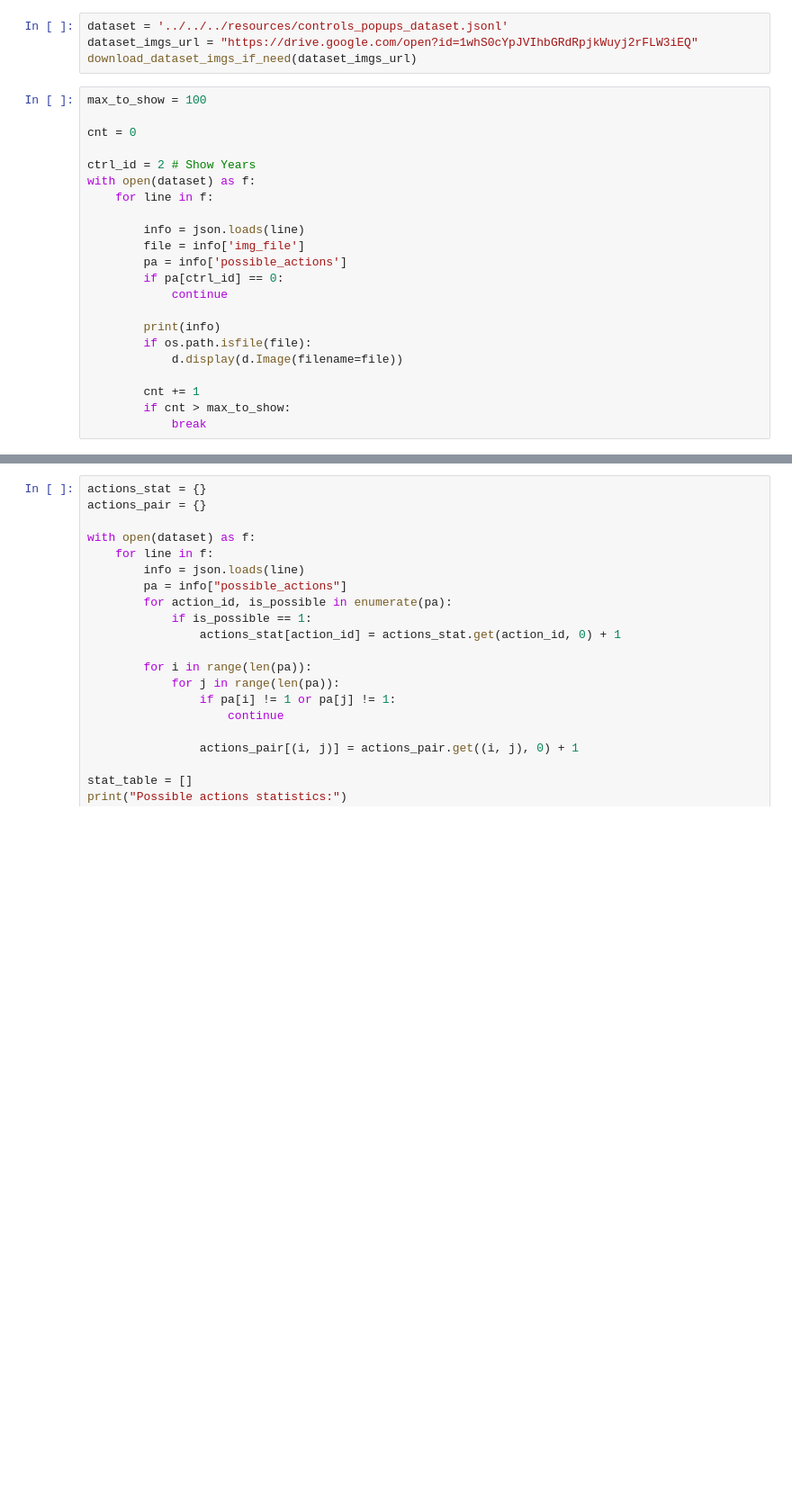
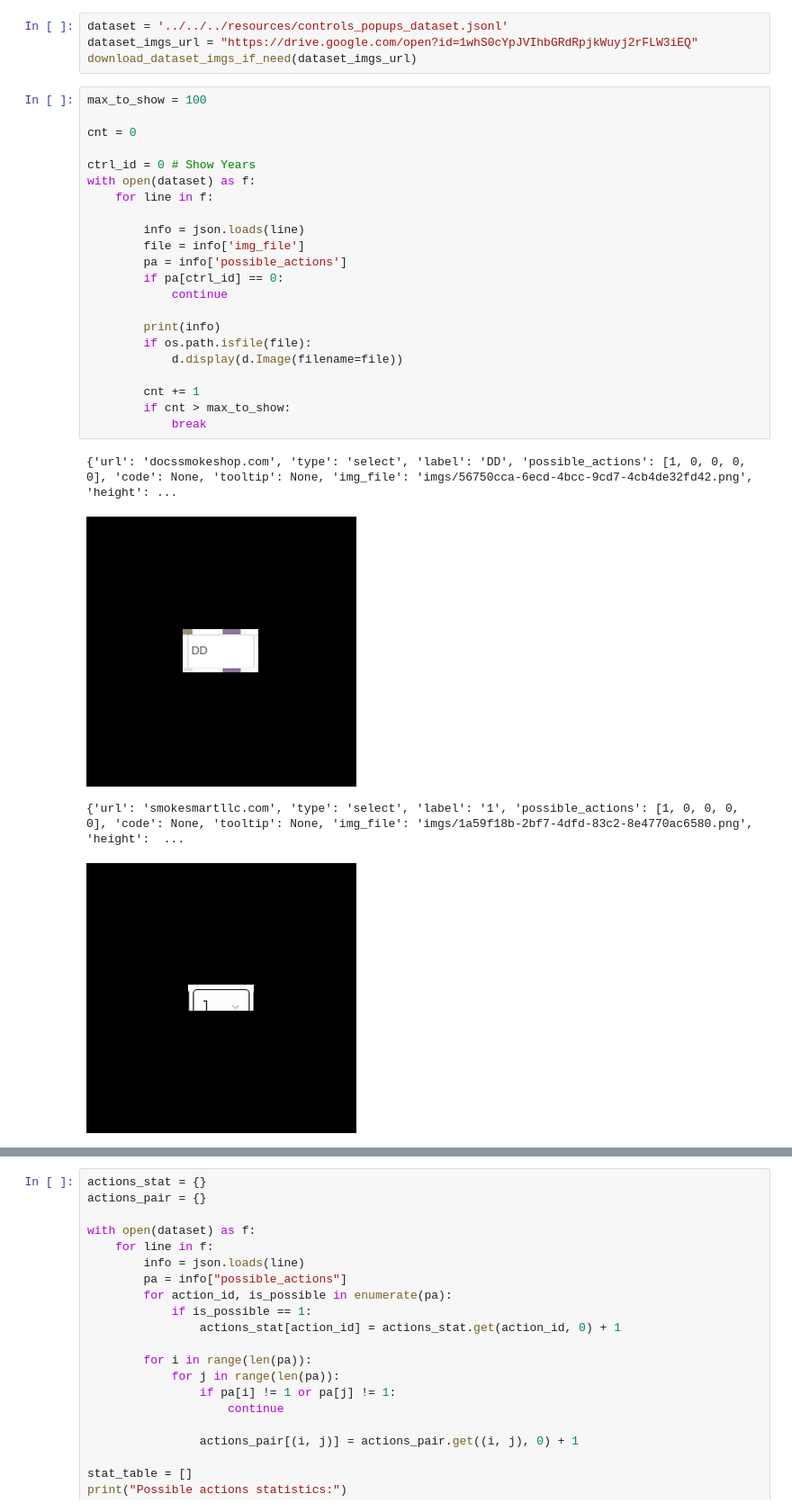
Before and after one commit to soft-top-notch/Automation-Shop, a Jupyter notebook: tracing/training/pretrain/controls_dataset_analysis.ipynb, the cells around one changed output, grey strips where cells are left out. Shown at 90% size. Saved outputs shown, nothing was run; the diff lists cells and outputs as text; blank space fills up the shorter version.

```diff
--- a/tracing/training/pretrain/controls_dataset_analysis.ipynb
+++ b/tracing/training/pretrain/controls_dataset_analysis.ipynb
@@ -12,22 +12,27 @@ download_dataset_imgs_if_need(dataset_imgs_url)
 # %%
 max_to_show = 100
 
 cnt = 0
 
-ctrl_id = 2 # Show Years
+ctrl_id = 0 # Show Years
 with open(dataset) as f:
     for line in f:
 
         info = json.loads(line)
         file = info['img_file']
         pa = info['possible_actions']
         if pa[ctrl_id] == 0:
             continue
 
         print(info)
         if os.path.isfile(file):
             d.display(d.Image(filename=file))
 
         cnt += 1
         if cnt > max_to_show:
             break
+# %% [output]
+{'url': 'docssmokeshop.com', 'type': 'select', 'label': 'DD', 'possible_actions': [1, 0, 0, 0, 0], 'code': None, 'tooltip': None, 'img_file': 'imgs/56750cca-6ecd-4bcc-9cd7-4cb4de32fd42.png', 'height': ...
+[figure, added]
+{'url': 'smokesmartllc.com', 'type': 'select', 'label': '1', 'possible_actions': [1, 0, 0, 0, 0], 'code': None, 'tooltip': None, 'img_file': 'imgs/1a59f18b-2bf7-4dfd-83c2-8e4770ac6580.png', 'height':  ...
+[figure, added]
```
Also changed, not shown: parts of 1 cell of this notebook, 6 other files.
